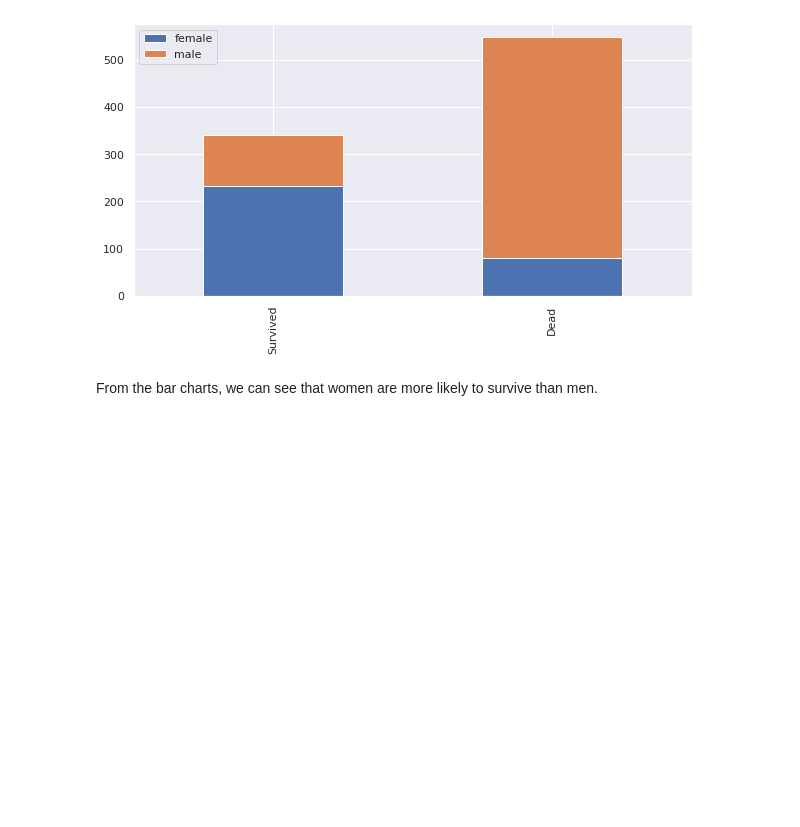
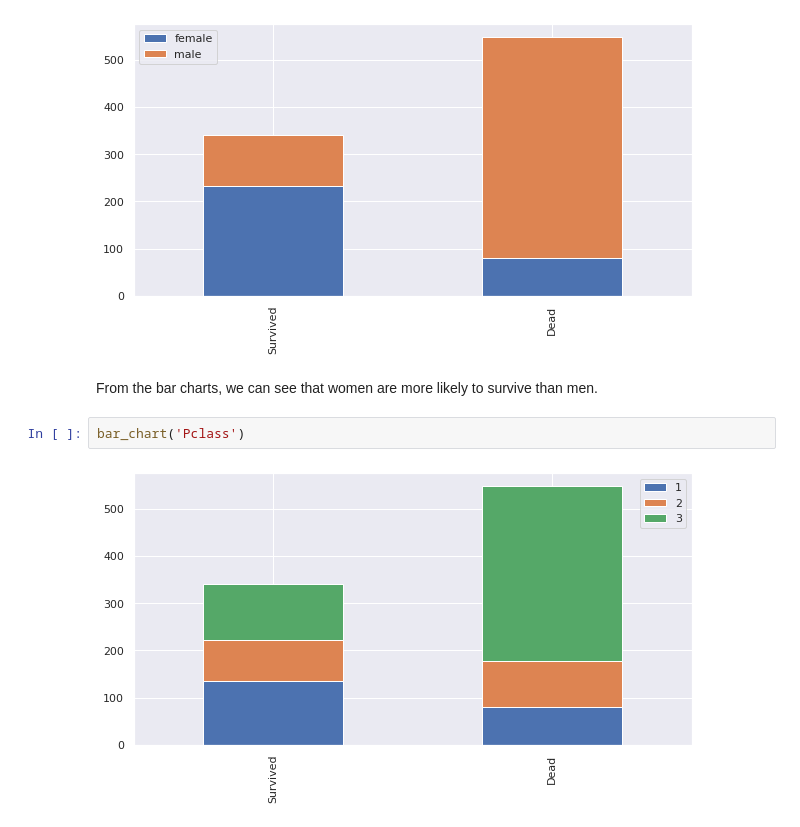
Before and after one commit to ikikika/data_science, a Jupyter notebook: titanic-kaggle/titanic_kaggle.ipynb, the cells around one changed output. Drawn from its saved outputs; the diff is of its cells as text; blank space fills up the shorter version.

```diff
--- a/titanic-kaggle/titanic_kaggle.ipynb
+++ b/titanic-kaggle/titanic_kaggle.ipynb
@@ -113,3 +113,7 @@ bar_chart('Sex')
 [figure]
 # %% [markdown]
 From the bar charts, we can see that women are more likely to survive than men.
+# %%
+bar_chart('Pclass')
+# %% [output]
+[figure, added]
```
Also changed, not shown: parts of 7 cells of this notebook.
